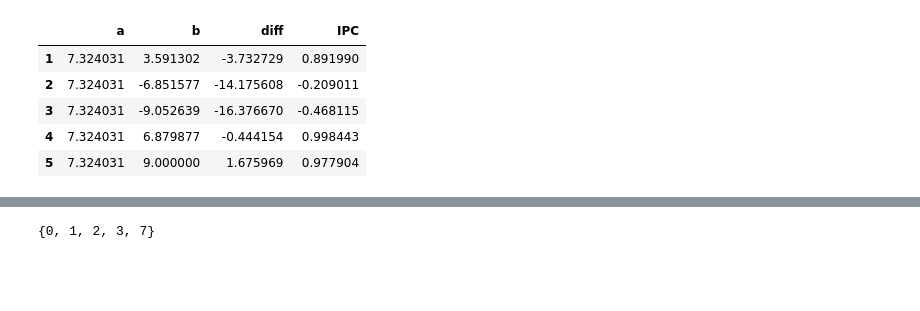
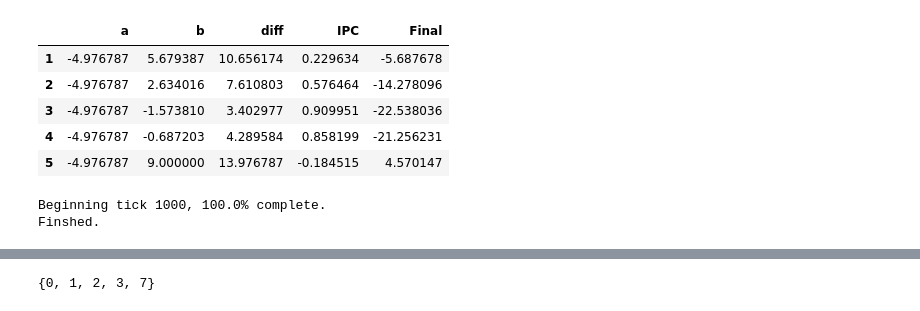
Before and after one commit to rcgonzalez9061/AIPSimulation-Python, a Jupyter notebook: test.ipynb, the cells around one changed output, grey strips where cells are left out. Drawn from its saved outputs; the diff is of its cells as text; code cells hidden in the pictures; blank space fills up the shorter version.

```diff
--- a/test.ipynb
+++ b/test.ipynb
@@ -25,9 +22,9 @@ values
 def IPC(diff):
     return np.sin(np.pi * ((diff/25) + 0.5))
 # %%
-user_a_opinion = values.loc[0, "t1"]
+user_a_opinion = values.loc[4, "t1"]
 
-friend_ops = values.loc[1:, "t1"]
+friend_ops = values.loc[:3, "t1"]
 diff = friend_ops - user_a_opinion
 diff
 # %% [output]
@@ -57,17 +49,18 @@ df["final"]
 # %%
 df2 = pd.DataFrame(index=[1,2,3,4,5])
 df2['a'] = [user_a_opinion] * 5
 df2['b'] = list(df["b"]) + [9.0]
 df2['diff'] = df2['b'] - user_a_opinion
 df2["IPC"] = IPC(df2["diff"])
+df2["Final"] = (user_a_opinion * abs(user_a_opinion)) * df2["IPC"]
 df2
 # %% [output]
-|  | a | b | diff | IPC |
-| 1 | 7.324031 | 3.591302 | -3.732729 | 0.891990 |
-| 2 | 7.324031 | -6.851577 | -14.175608 | -0.209011 |
-| 3 | 7.324031 | -9.052639 | -16.376670 | -0.468115 |
-| 4 | 7.324031 | 6.879877 | -0.444154 | 0.998443 |
-| 5 | 7.324031 | 9.000000 | 1.675969 | 0.977904 |
+|  | a | b | diff | IPC | Final |
+| 1 | -4.976787 | 5.679387 | 10.656174 | 0.229634 | -5.687678 |
+| 2 | -4.976787 | 2.634016 | 7.610803 | 0.576464 | -14.278096 |
+| 3 | -4.976787 | -1.573810 | 3.402977 | 0.909951 | -22.538036 |
+| 4 | -4.976787 | -0.687203 | 4.289584 | 0.858199 | -21.256231 |
+| 5 | -4.976787 | 9.000000 | 13.976787 | -0.184515 | 4.570147 |
 # %%
 # parameters_dict = json.loads("""{
 #   "numUsers": 100,
@@ -79,8 +72,11 @@ df2
 # type(parameters_dict["topics"])
 # %%
 sim = Simulation("test_param.json")
-sim.save_adjacency_matrix()
-# sim.run()
+# sim.save_adjacency_matrix()
+sim.run()
+# %% [output]
+Beginning tick 1000, 100.0% complete.
+Finshed.
 # %%
 pd.read_csv("values record.csv", ).head()
 # %% [output]
```
Also changed, not shown: parts of 9 cells of this notebook, 14 other files.
